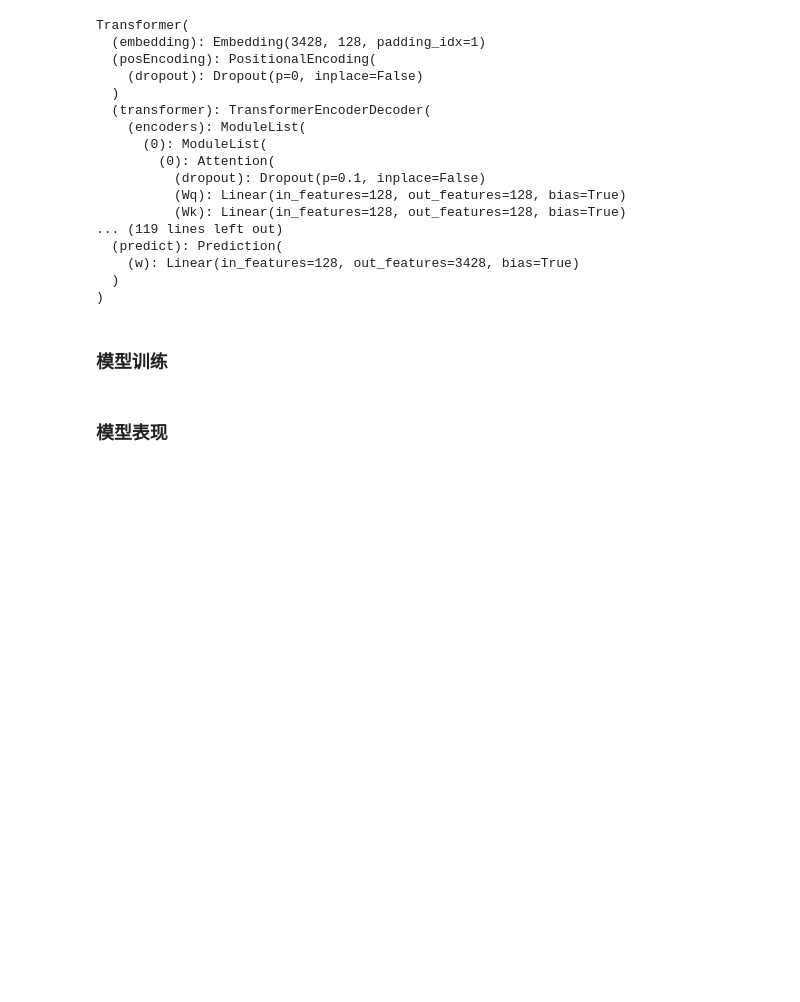
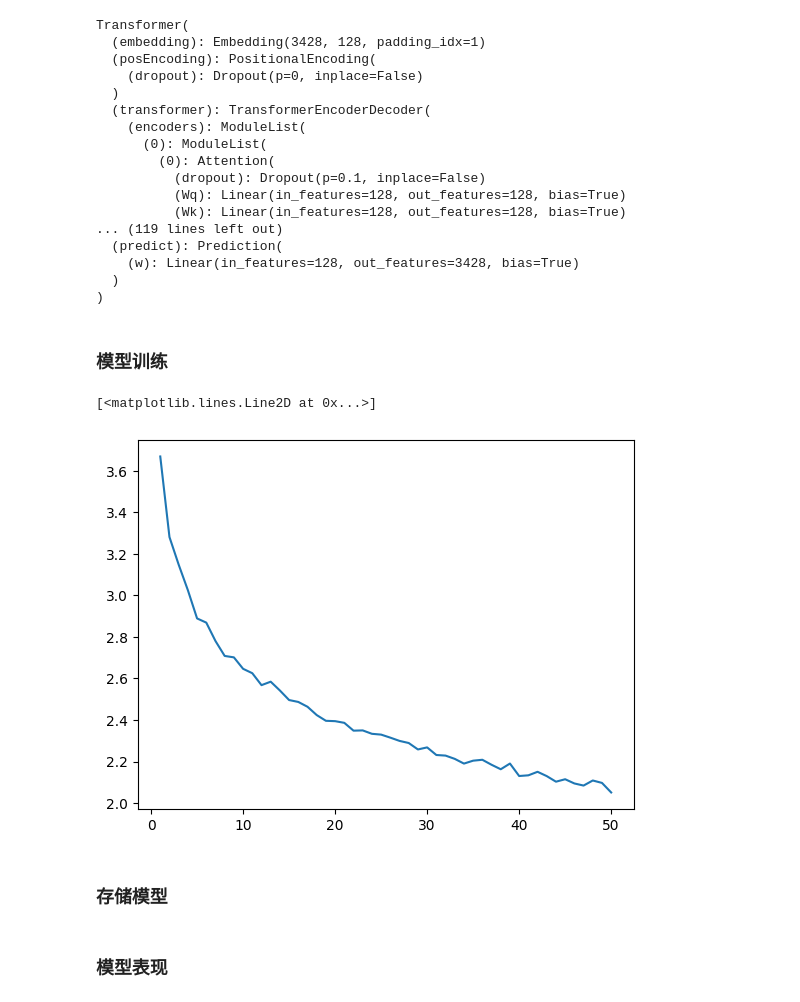
Before and after one commit to si11ybear/Simple-Transformer-for-poemtry, a Jupyter notebook: trans.ipynb, the cells around one changed output. Drawn from its saved outputs; the diff is of its cells as text; code cells hidden in the pictures; blank space fills up the shorter version.

Commit message:
add losses plot

```diff
--- a/trans.ipynb
+++ b/trans.ipynb
@@ -247,7 +247,7 @@ class Attention(nn.Module):
 
         X: (s,h) ---Wq, Wk, Wv: (h, h//a) ---> Q,K,V: (s, h//a)
             ---> softmax(Q * K.t / sqrt(d_k)) * V: (s, h//a)
-            ---> output: (s, h)
+            ---> output: (s, h) ---out_proj: (h, h)---> output: (s, h)
         '''
         super().__init__()  # 注意这里的修正，使用super()而不是super.__init__()
         self.h = h
@@ -522,6 +522,9 @@ Transformer(
 # %%
 num_epochs = 50
 import tqdm
+
+losses = []
+print_every = 1
 
 for epoch in range(1, num_epochs + 1):
     model.train()
@@ -550,4 +553,12 @@ for epoch in range(1, num_epochs + 1):
         total_loss += loss.item()
         # 更新训练进度
         data_progress.set_description(f"Train... [epoch {epoch}/{num_epochs}, loss {(total_loss / step):.5f}]")
+    losses.append(total_loss/step)
+# %%
+plt.plot(range(1, epoch + 1, print_every), losses)
+# %% [output]
+[<matplotlib.lines.Line2D at 0x...>]
+[figure, added]
+# %% [markdown]
+### 存储模型
 # %%
```
Also changed, not shown: parts of 2 cells of this notebook.
